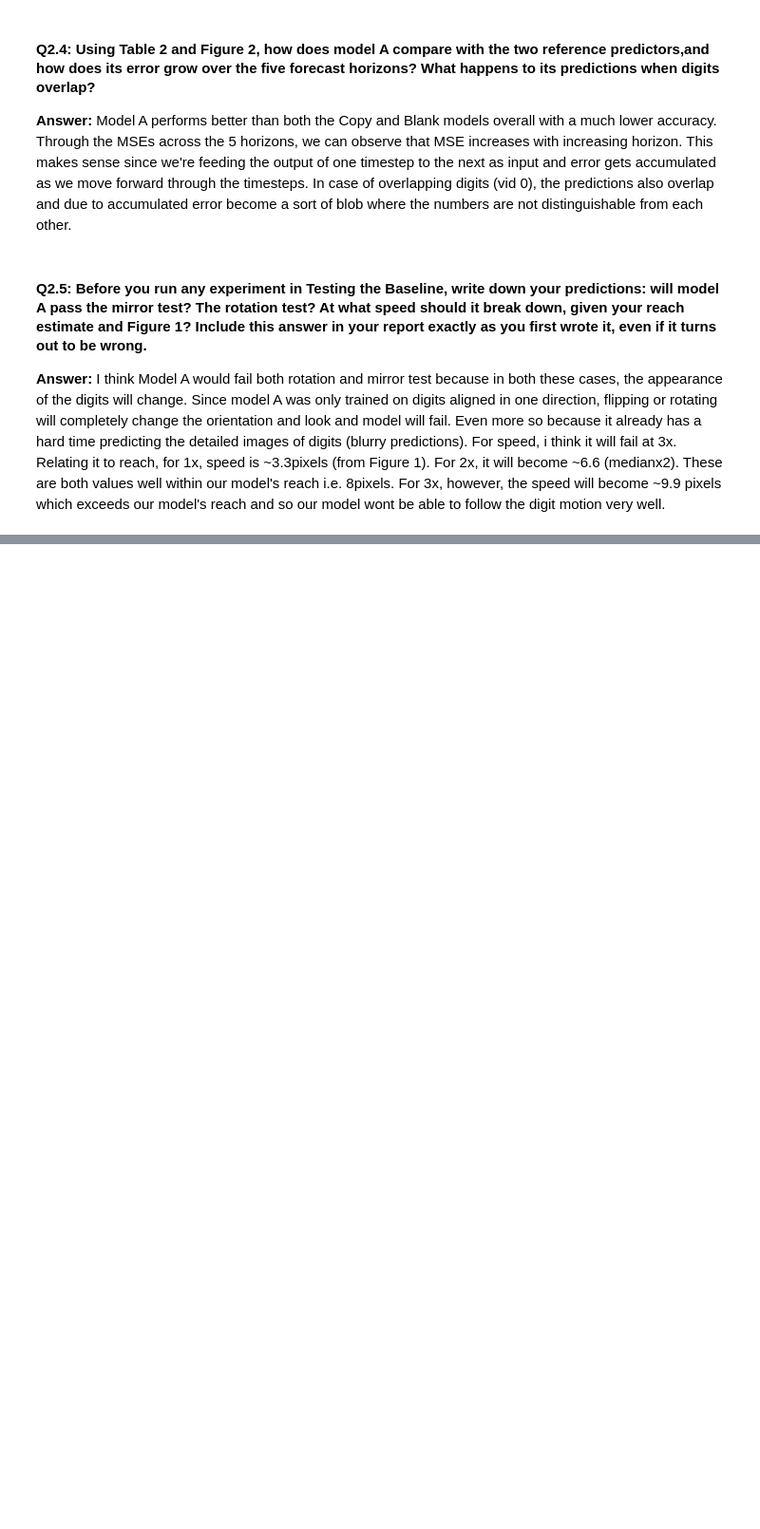
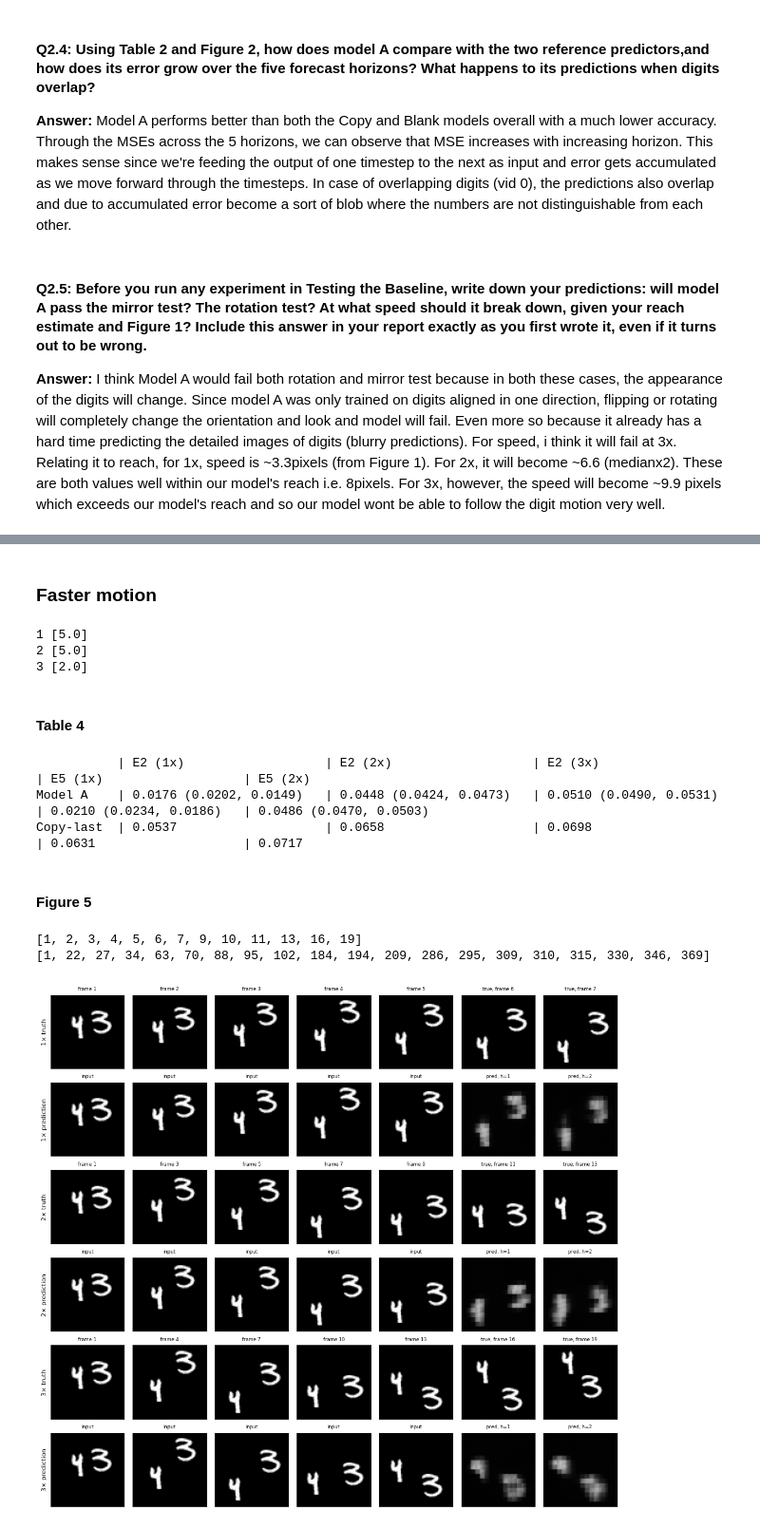
Before and after one commit to ZainabIftikhar1204/DL-for-Space-Time-and-Graphs---Assignment-2, a Jupyter notebook: Ques2.ipynb, the cells around one changed output, grey strips where cells are left out. Shown at 95% size. Saved outputs shown, nothing was run; the diff lists cells and outputs as text; code cells hidden in the pictures; blank space fills up the shorter version.

```diff
--- a/Ques2.ipynb
+++ b/Ques2.ipynb
@@ -797,0 +982,2 @@ For speed, i think it will fail at 3x. Relating it to reach, for 1x, speed is ~3
+# %% [markdown]
+### Faster motion
@@ -797,0 +995,8 @@ For speed, i think it will fail at 3x. Relating it to reach, for 1x, speed is ~3
+# %%
+# number of available targets per speed (expect 5, 5, 2)
+for k, ld in speed_loaders.items():
+    print(k, next(iter(ld))[2].sum(1).unique().tolist())
+# %% [output]
+1 [5.0]
+2 [5.0]
+3 [2.0]
@@ -797,0 +1010,65 @@ For speed, i think it will fail at 3x. Relating it to reach, for 1x, speed is ~3
+# %% [markdown]
+#### Table 4
+# %%
+E2 = lambda h: h[:2].mean().item()
+E5 = lambda h: h.mean().item()
+
+def cell_a(k, f):   return cell([f(tab4[("A", s, k)]) for s in (0, 1)])
+def cell_c(k, f):   return sig3(f(tab4[("Copy-last", k)]))
+
+cols = ["E2 (1x)", "E2 (2x)", "E2 (3x)", "E5 (1x)", "E5 (2x)"]
+spec = [(1, E2), (2, E2), (3, E2), (1, E5), (2, E5)]
+print(f"{'':10} | " + " | ".join(f"{c:25}" for c in cols))
+print(f"{'Model A':10} | " + " | ".join(f"{cell_a(k, f):25}" for k, f in spec))
+print(f"{'Copy-last':10} | " + " | ".join(f"{cell_c(k, f):25}" for k, f in spec))
+# %% [output]
+           | E2 (1x)                   | E2 (2x)                   | E2 (3x)                   | E5 (1x)                   | E5 (2x)
+Model A    | 0.0176 (0.0202, 0.0149)   | 0.0448 (0.0424, 0.0473)   | 0.0510 (0.0490, 0.0531)   | 0.0210 (0.0234, 0.0186)   | 0.0486 (0.0470, 0.0503)
+Copy-last  | 0.0537                    | 0.0658                    | 0.0698                    | 0.0631                    | 0.0717
+# %% [markdown]
+#### Figure 5
+# %%
+#videos with no pverlap
+from scipy import ndimage
+
+def n_components(frame, thr=0.3, min_area=15):
+    lab, n = ndimage.label(frame[0].numpy() > thr, structure=np.ones((3, 3)))
+    areas = ndimage.sum(np.ones_like(lab), lab, index=range(1, n + 1))
+    return int((np.array(areas) >= min_area).sum())
+
+shown = sorted({f for k in (1, 2, 3)
+                for f in [1 + j * k for j in range(5)] + [1 + 5 * k, 1 + 6 * k]})
+cands = [i for i in range(len(test_dataset))
+         if all(n_components(test_dataset[i][f - 1]) >= 2 for f in shown)]
+print(shown); print(cands[:20])
+# %% [output]
+[1, 2, 3, 4, 5, 6, 7, 9, 10, 11, 13, 16, 19]
+[1, 22, 27, 34, 63, 70, 88, 95, 102, 184, 194, 209, 286, 295, 309, 310, 315, 330, 346, 369]
+# %%
+@torch.no_grad()
+def figure5(model, vid, path="figure5.png"):
+    model.eval()
+    video = test_dataset[vid]                                   # (20,1,64,64)
+    fig, axes = plt.subplots(6, 7, figsize=(10.5, 9.5))
+    for r, k in enumerate((1, 2, 3)):
+        x, y, mask = get_window(video, 1, k)
+        pred = model(x[None].to(device))[0].cpu()               # (5,1,64,64), first two are scored
+        in_f  = [1 + j * k for j in range(5)]
+        tgt_f = [1 + (5 + j) * k for j in range(2)]
+        for c in range(7):
+            true_img = x[c] if c < 5 else y[c - 5]
+            pred_img = x[c] if c < 5 else pred[c - 5]
+            fno = in_f[c] if c < 5 else tgt_f[c - 5]
+            axes[2*r, c].imshow(true_img[0], cmap="gray", vmin=0, vmax=1)
+            axes[2*r+1, c].imshow(pred_img[0], cmap="gray", vmin=0, vmax=1)
+            axes[2*r, c].set_title(f"frame {fno}" if c < 5 else f"true, frame {fno}", fontsize=6)
+            axes[2*r+1, c].set_title("input" if c < 5 else f"pred, h={c-4}", fontsize=6)
+            for ax in (axes[2*r, c], axes[2*r+1, c]):
+                ax.set_xticks([]); ax.set_yticks([])
+        axes[2*r, 0].set_ylabel(f"{k}× truth", fontsize=8)
+        axes[2*r+1, 0].set_ylabel(f"{k}× prediction", fontsize=8)
+    plt.tight_layout(); plt.savefig(path, dpi=150)
+
+figure5(models[0], vid=cands[0])        # seed-0 model, per the handout
+# %% [output]
+[figure, added]
```
Also changed, not shown: parts of 33 cells of this notebook.
